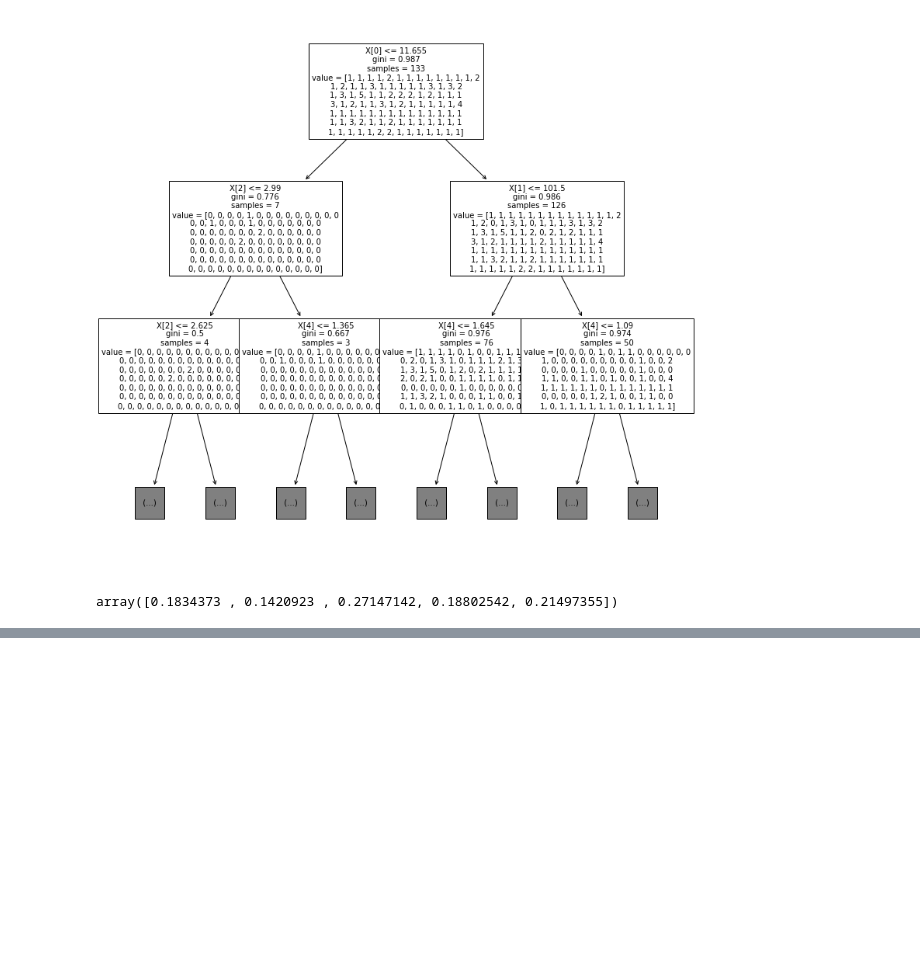
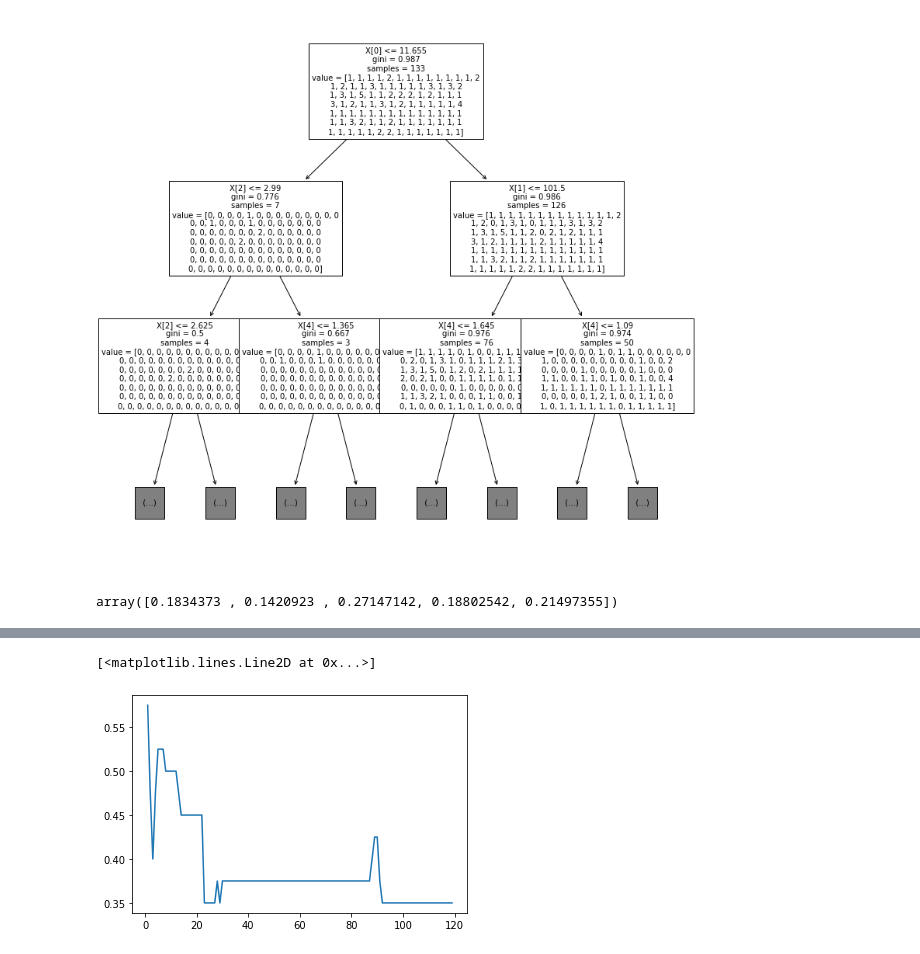
Before and after one commit to eaglehkim/python, a Jupyter notebook: prac3.ipynb, the cells around one changed output, grey strips where cells are left out. Drawn from its saved outputs; the diff is of its cells as text; code cells hidden in the pictures; blank space fills up the shorter version.

```diff
--- a/prac3.ipynb
+++ b/prac3.ipynb
@@ -952,0 +1061,17 @@ array([0.1834373 , 0.1420923 , 0.27147142, 0.18802542, 0.21497355])
+# %%
+# 만약 정규화를 안했다면?
+test3 = []
+test4 = []
+
+for i in range(1,120):
+  kn2 = KNeighborsClassifier()
+  kn2.n_neighbors = i
+  kn2.fit(train_input, train_target)
+  test3.append(i)
+  test4.append(kn2.score(test_input, test_target))
+
+plt.plot(test3,test4)
+# 점수가 더 낮아졌다.
+# %% [output]
+[<matplotlib.lines.Line2D at 0x...>]
+[figure, added]
```
Also changed, not shown: parts of 46 cells of this notebook.
